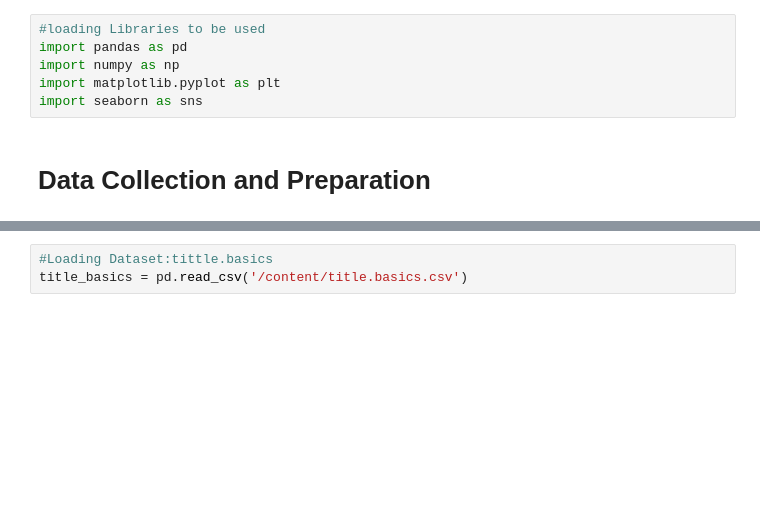
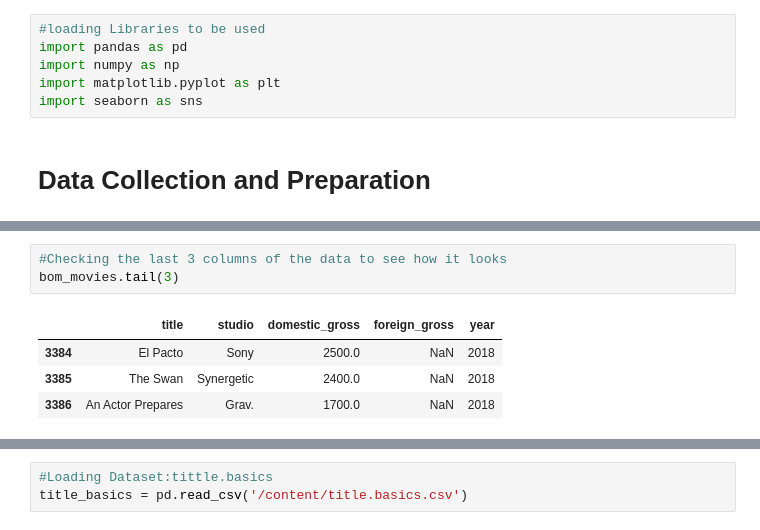
Before and after one commit to Joakim-Nandwa/DVF-PT03-Project-1, a Jupyter notebook: student.ipynb, the cells around one changed output, grey strips where cells are left out. Drawn from its saved outputs; the diff is of its cells as text; blank space fills up the shorter version.

```diff
--- a/student.ipynb
+++ b/student.ipynb
@@ -36,0 +45,8 @@ movie_gross = pd.read_csv('/content/bom.movie_gross.csv')
+# %%
+#Checking the last 3 columns of the data to see how it looks
+bom_movies.tail(3)
+# %% [output]
+|  | title | studio | domestic_gross | foreign_gross | year |
+| 3384 | El Pacto | Sony | 2500.0 | NaN | 2018 |
+| 3385 | The Swan | Synergetic | 2400.0 | NaN | 2018 |
+| 3386 | An Actor Prepares | Grav. | 1700.0 | NaN | 2018 |
```
Also changed, not shown: parts of 11 cells of this notebook.
